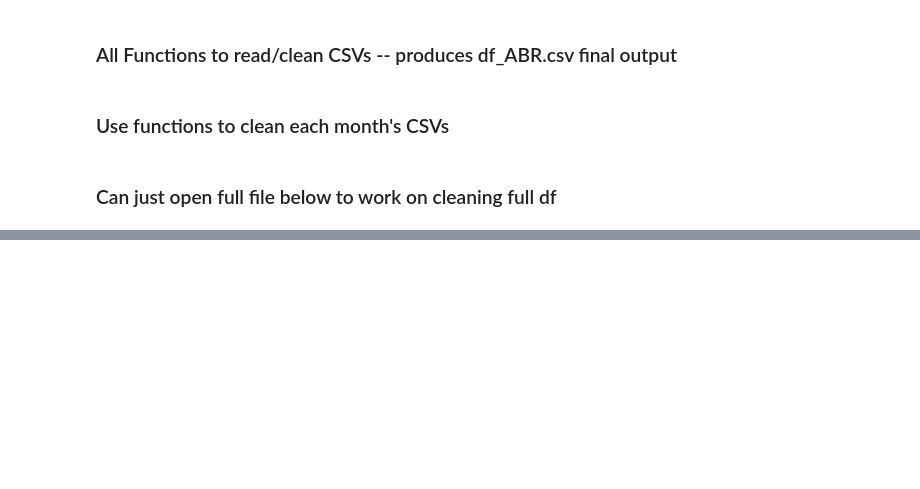
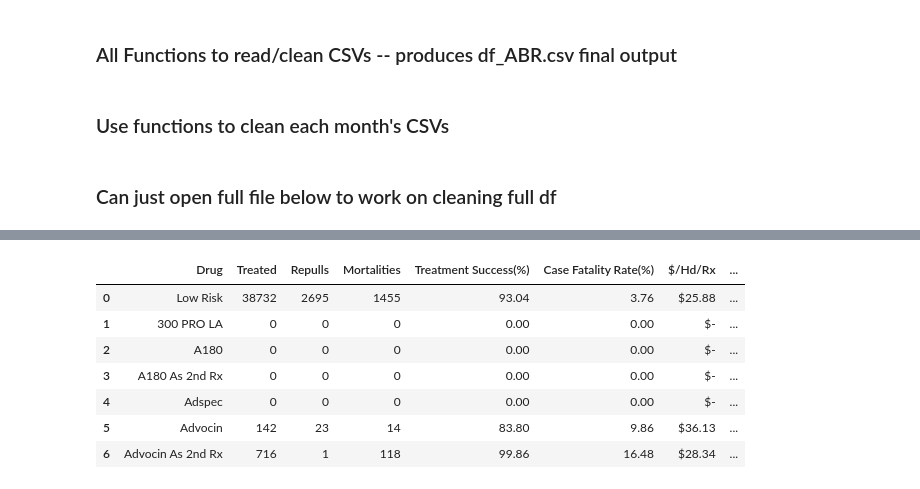
Before and after one commit to end2122/ZoetisCapstone, a Jupyter notebook: Antibiotics_by_Risk.ipynb, the cells around one changed output, grey strips where cells are left out. Cells and saved outputs as stored; diff of their text form; code cells hidden in the pictures; blank space fills up the shorter version.

```diff
--- a/Antibiotics_by_Risk.ipynb
+++ b/Antibiotics_by_Risk.ipynb
@@ -537,3 +546,28 @@ df_final.head(7)
+# %%
+def conv(x):
+    x = str(x)
+    x = x.strip().replace(',','')
+    x = x.replace(' ','')
+    if x=='-':
+        return 0
+    else:
+        return x
+ignore_names = ['Drug','Treatment Success(%)','Case Fatality Rate(%)','Month','Year','Season']
+# %%
+for col in df_final.columns:
+    if col not in ignore_names:
+        df_final[col] = df_final[col].apply(conv)
+# %%
+df_final.head(7)
+# %% [output]
+|  | Drug | Treated | Repulls | Mortalities | Treatment Success(%) | Case Fatality Rate(%) | $/Hd/Rx | ... |
+| 0 | Low Risk | 38732 | 2695 | 1455 | 93.04 | 3.76 | $25.88 | ... |
+| 1 | 300 PRO LA | 0 | 0 | 0 | 0.00 | 0.00 | $- | ... |
+| 2 | A180 | 0 | 0 | 0 | 0.00 | 0.00 | $- | ... |
+| 3 | A180 As 2nd Rx | 0 | 0 | 0 | 0.00 | 0.00 | $- | ... |
+| 4 | Adspec | 0 | 0 | 0 | 0.00 | 0.00 | $- | ... |
+| 5 | Advocin | 142 | 23 | 14 | 83.80 | 9.86 | $36.13 | ... |
+| 6 | Advocin As 2nd Rx | 716 | 1 | 118 | 99.86 | 16.48 | $28.34 | ... |
 # %%
 # Clean df_final
 for i in range(len(df_final)):
```
Also changed, not shown: parts of 1 cell of this notebook.
